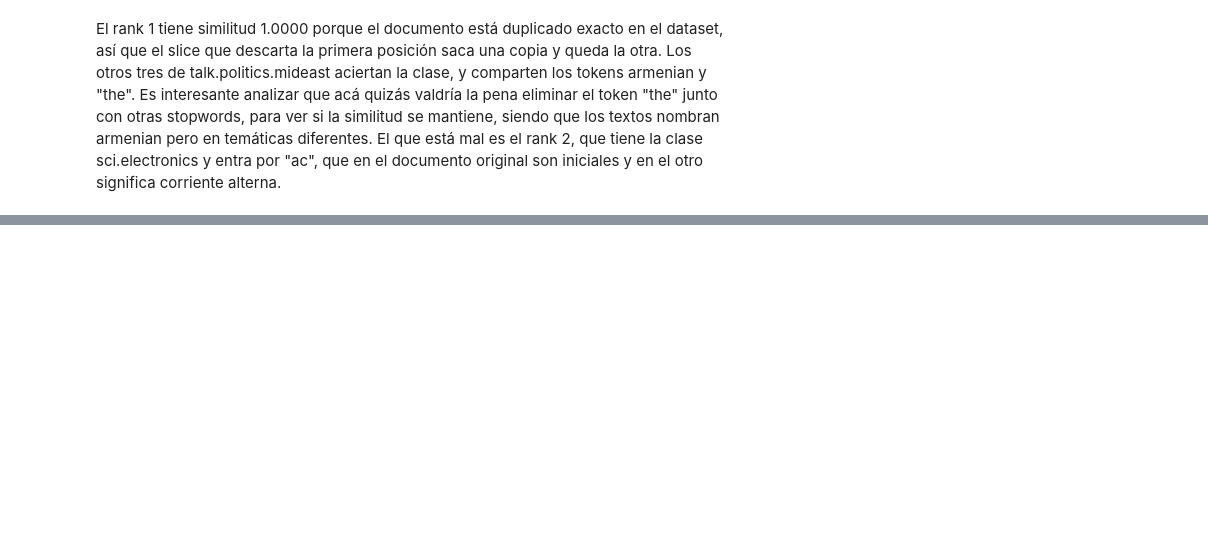
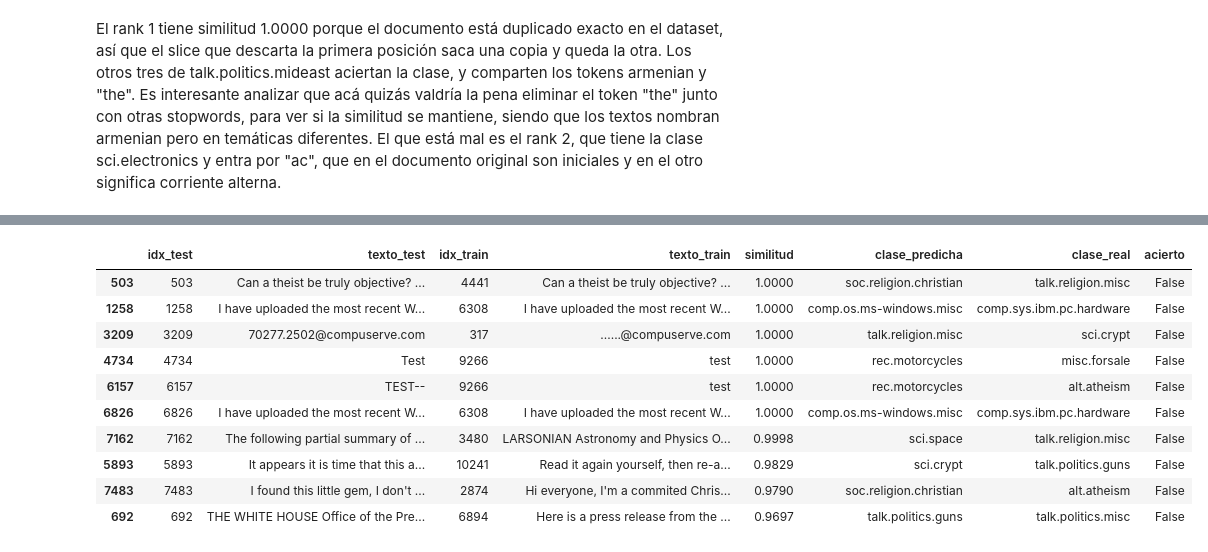
Before and after one commit to francomor/ceia-trabajos, a Jupyter notebook: procesamiento_lenguaje_natural/Desafio_1.ipynb, the cells around one changed output, grey strips where cells are left out. Saved outputs shown, nothing was run; the diff lists cells and outputs as text; code cells hidden in the pictures; blank space fills up the shorter version.

```diff
--- a/procesamiento_lenguaje_natural/Desafio_1.ipynb
+++ b/procesamiento_lenguaje_natural/Desafio_1.ipynb
@@ -331,0 +371,15 @@ El rank 1 tiene similitud 1.0000 porque el documento está duplicado exacto en e
+# %%
+# Veamos los errores donde el modelo es mas confiado, es decir hay alta similitud pero la clase es equivocada
+comparacion[~comparacion.acierto].nlargest(10, "similitud")
+# %% [output]
+|  | idx_test | texto_test | idx_train | texto_train | similitud | clase_predicha | clase_real | acierto |
+| 503 | 503 | Can a theist be truly objective? ... | 4441 | Can a theist be truly objective? ... | 1.0000 | soc.religion.christian | talk.religion.misc | False |
+| 1258 | 1258 | I have uploaded the most recent W... | 6308 | I have uploaded the most recent W... | 1.0000 | comp.os.ms-windows.misc | comp.sys.ibm.pc.hardware | False |
+| 3209 | 3209 | 70277.2502@compuserve.com | 317 | ......@compuserve.com | 1.0000 | talk.religion.misc | sci.crypt | False |
+| 4734 | 4734 | Test | 9266 | test | 1.0000 | rec.motorcycles | misc.forsale | False |
+| 6157 | 6157 | TEST-- | 9266 | test | 1.0000 | rec.motorcycles | alt.atheism | False |
+| 6826 | 6826 | I have uploaded the most recent W... | 6308 | I have uploaded the most recent W... | 1.0000 | comp.os.ms-windows.misc | comp.sys.ibm.pc.hardware | False |
+| 7162 | 7162 | The following partial summary of ... | 3480 | LARSONIAN Astronomy and Physics O... | 0.9998 | sci.space | talk.religion.misc | False |
+| 5893 | 5893 | It appears it is time that this a... | 10241 | Read it again yourself, then re-a... | 0.9829 | sci.crypt | talk.politics.guns | False |
+| 7483 | 7483 | I found this little gem, I don't ... | 2874 | Hi everyone, I'm a commited Chris... | 0.9790 | soc.religion.christian | alt.atheism | False |
+| 692 | 692 | THE WHITE HOUSE Office of the Pre... | 6894 | Here is a press release from the ... | 0.9697 | talk.politics.guns | talk.politics.misc | False |
```
Also changed, not shown: parts of 6 cells of this notebook.
